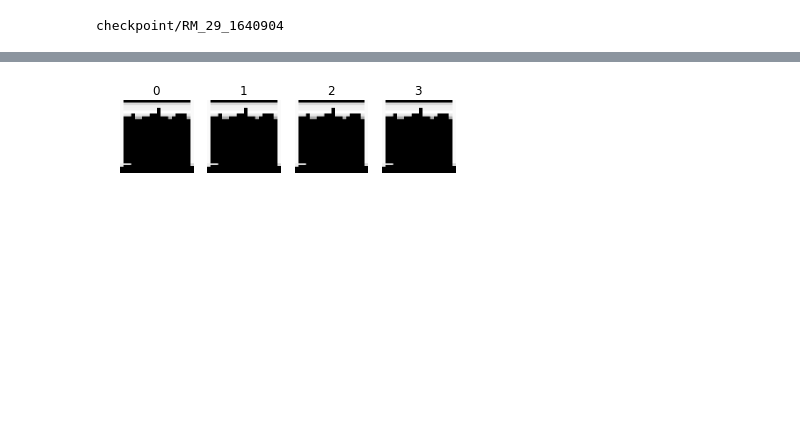
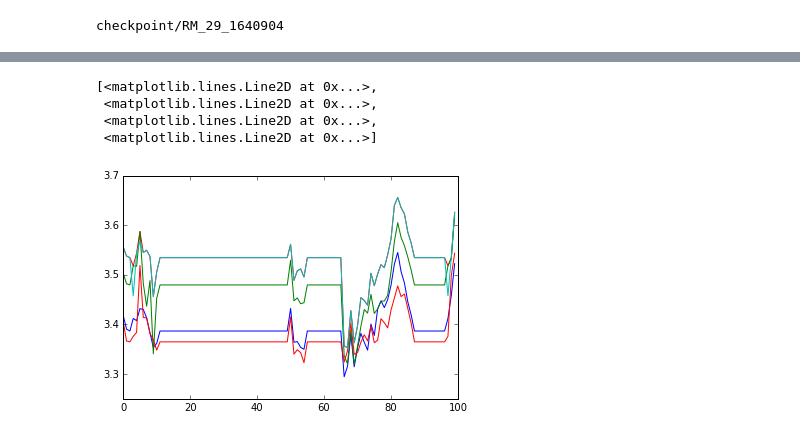
Before and after one commit to cgel/DRL, a Jupyter notebook: ALE-GPU0.ipynb, the cells around one changed output, grey strips where cells are left out. Saved outputs shown, nothing was run; the diff lists cells and outputs as text; code cells hidden in the pictures; blank space fills up the shorter version.

```diff
--- a/ALE-GPU0.ipynb
+++ b/ALE-GPU0.ipynb
@@ -531,6 +273,2 @@ t_DQN_forward + t_update
-# %%
-def preprocess(new_frame, state):
-    frame = cv2.resize(new_frame, (84, 110))[26:110,:]
-    new_state = np.roll(state, -1, axis=3)
-    new_state[0, :, :, BUF_SIZE -1] = frame
-    return new_state
+# %%
+RM2 = ReplayMemory(config)
@@ -564,4 +312,0 @@ def gredy_play(num_episodes):
-# %%
-show_state(state[0])
-# %% [output]
-[figure, removed]
@@ -570 +313,10 @@ state_batch, action_batch, reward_batch, next_state_batch, terminal_batch, index
+# %%
+plt.plot(maxQ, color="red")
+plt.plot(Qs)
+# %% [output]
+[<matplotlib.lines.Line2D at 0x...>,
+ <matplotlib.lines.Line2D at 0x...>,
+ <matplotlib.lines.Line2D at 0x...>,
+ <matplotlib.lines.Line2D at 0x...>]
+[figure, added]
 # %%
```
Also changed, not shown: parts of 58 cells of this notebook.
